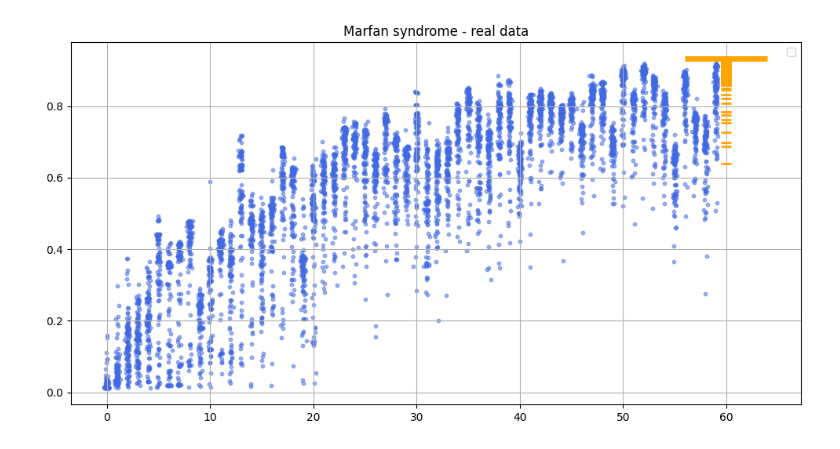
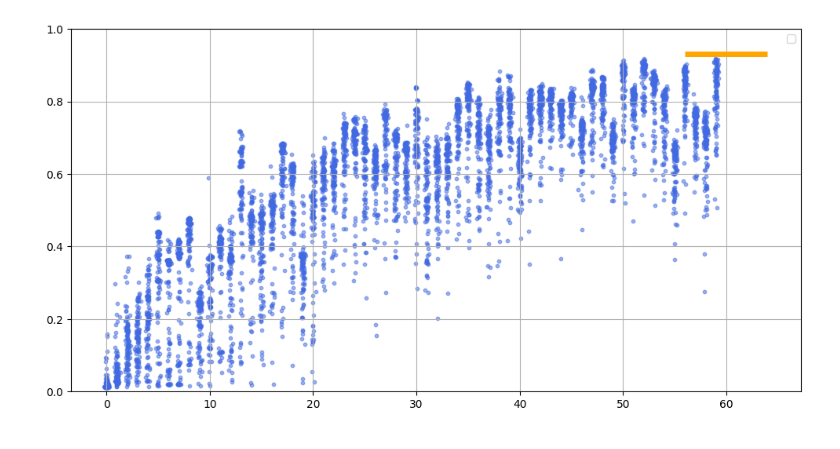
Before and after one commit to justaddcoffee/ga_pyphetools_cohorts, a Jupyter notebook: notebooks/ESHG_poster_plot_marfan_PHENOPACKET_STORE.ipynb, the cells around one changed output. Cells and saved outputs as stored; diff of their text form; code cells hidden in the pictures.

```diff
--- a/notebooks/ESHG_poster_plot_marfan_PHENOPACKET_STORE.ipynb
+++ b/notebooks/ESHG_poster_plot_marfan_PHENOPACKET_STORE.ipynb
@@ -13,36 +13,35 @@ data = pd.read_csv(file_path, sep='\t')
 train_data = data[data['type'] == 'train']
 
 # Filter the data for the 'test' type
 test_data = data[data['type'] == 'test']
 
 # Extract the test AUPRC at the last iteration present in the data (iteration 60 or max iteration)
 last_iteration = test_data['iteration'].max()
 test_auprc_end = test_data[test_data['iteration'] == last_iteration]['auprc'].values
 
 # Calculate the highest test AUPRC at the last iteration
 max_test_auprc_end = test_auprc_end.max()
 
 # Add a small jitter to the x-axis for the train data
 jittered_iterations = train_data['iteration'] + np.random.normal(0, 0.1, len(train_data))
 
 # Plot the data with jittered x-axis
 plt.figure(figsize=(12, 6))
 plt.scatter(jittered_iterations, train_data['auprc'], alpha=0.5, s=10, color='royalblue')
-plt.title('Marfan syndrome - real data')
-# plt.xlabel('iteration')
-# plt.ylabel('auprc')
+plt.title('')
+plt.ylim(0, 1)
 plt.grid(True)
 
 # Add short horizontal lines for test AUPRC at the last iteration
-for auprc in test_auprc_end:
-    plt.hlines(auprc, xmin=last_iteration-0.5, xmax=last_iteration+0.5, colors='orange', linewidth=2)
+# for auprc in test_auprc_end:
+#     plt.hlines(auprc, xmin=last_iteration-0.5, xmax=last_iteration+0.5, colors='orange', linewidth=2)
 
 # Add a short horizontal line for the highest test AUPRC at the last iteration
 plt.hlines(max_test_auprc_end, xmin=last_iteration-4, xmax=last_iteration+4, colors='orange', linewidth=5, label='')
 
 # Add a legend to distinguish the lines
 plt.legend()
 
 plt.show()
 # %% [output]
-[figure, old version]
+[figure, new version]
```
Also changed, not shown: 1 other file.
